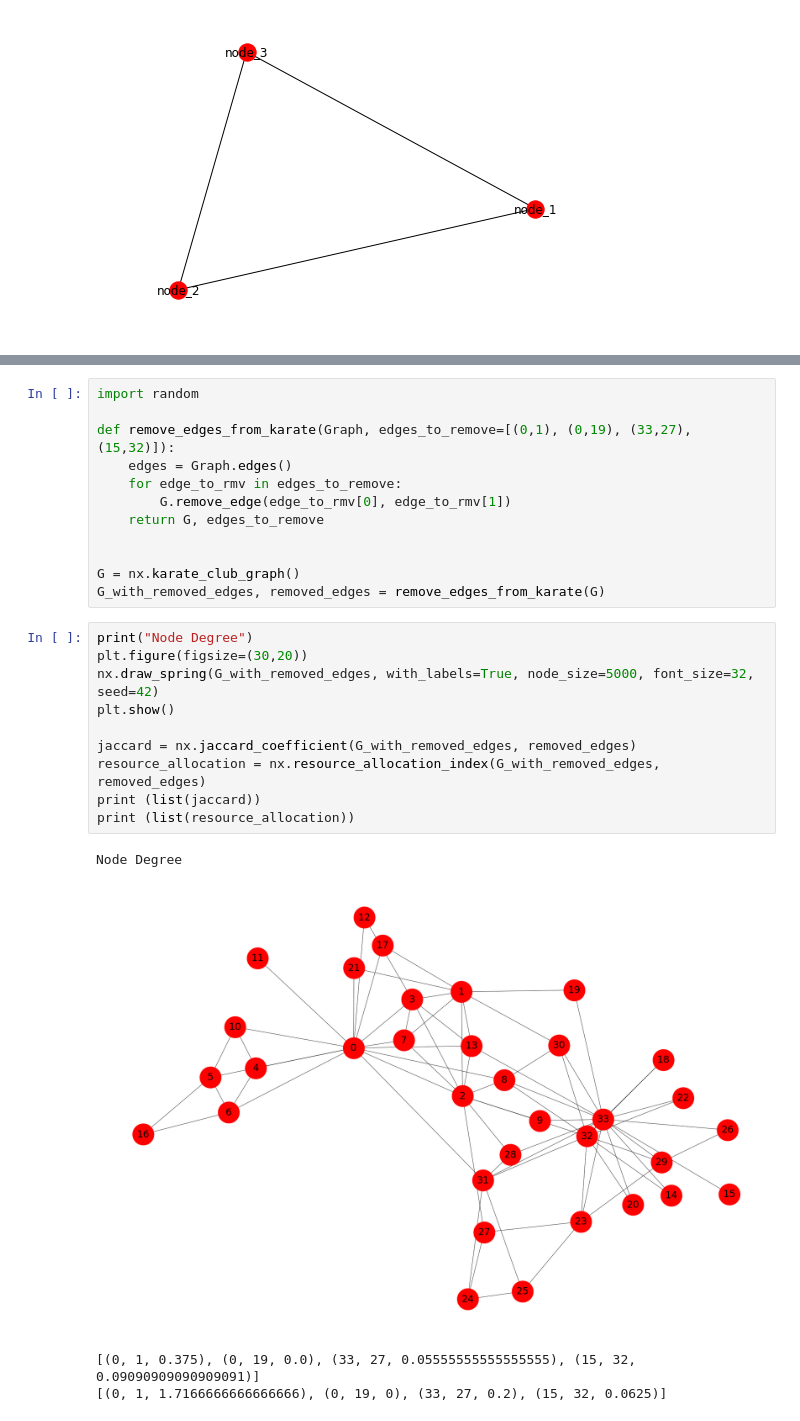
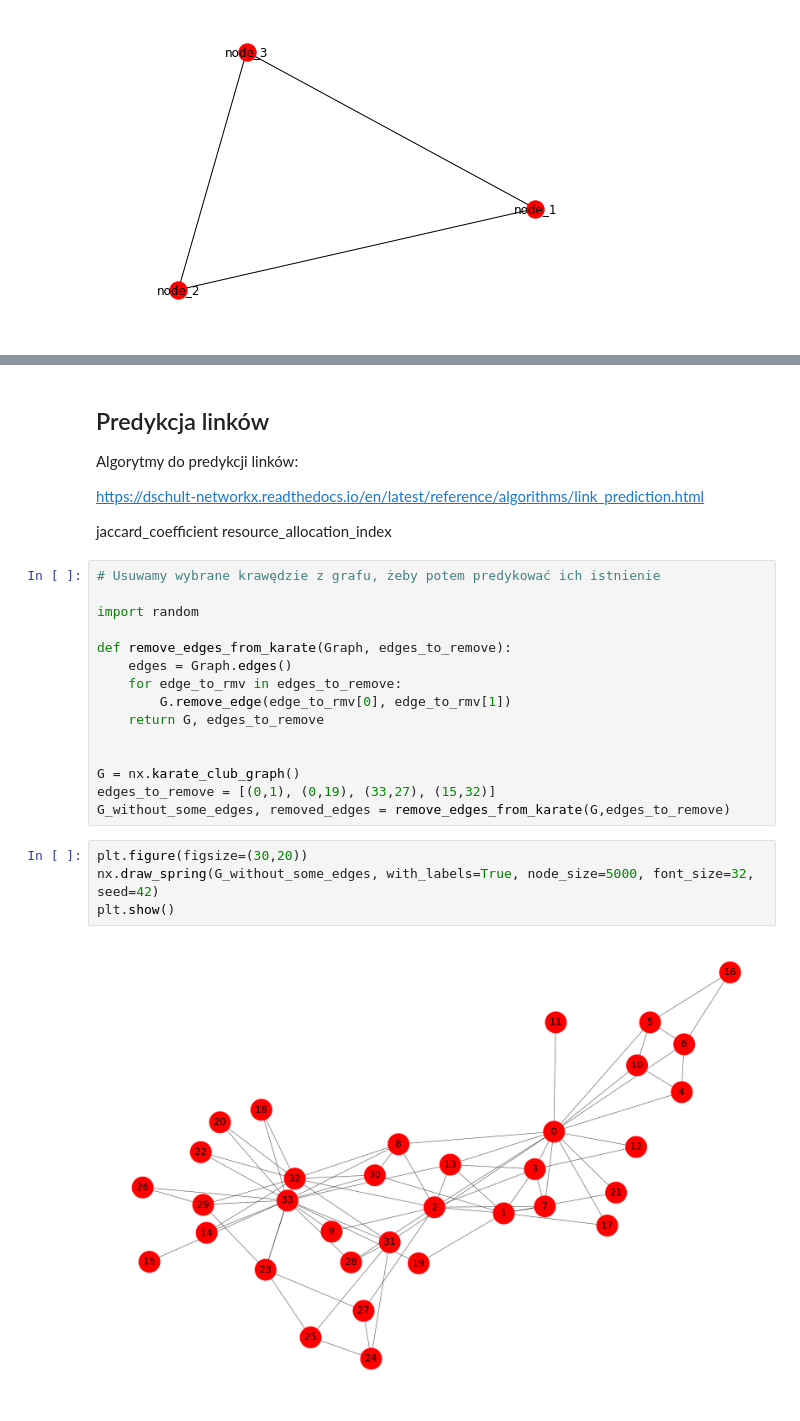
Before and after one commit to grzegorzborkowski/networkx-tutorial, a Jupyter notebook: NetworkX.ipynb, the cells around one changed output, grey strips where cells are left out. Drawn from its saved outputs; the diff is of its cells as text.

```diff
--- a/NetworkX.ipynb
+++ b/NetworkX.ipynb
@@ -259,7 +407,18 @@ plt.show()
+# %% [markdown]
+## Predykcja linków
+
+Algorytmy do predykcji linków:
+
+https://dschult-networkx.readthedocs.io/en/latest/reference/algorithms/link_prediction.html
+
+jaccard_coefficient
+resource_allocation_index
 # %%
+# Usuwamy wybrane krawędzie z grafu, żeby potem predykować ich istnienie
+
 import random
 
-def remove_edges_from_karate(Graph, edges_to_remove=[(0,1), (0,19), (33,27), (15,32)]):
+def remove_edges_from_karate(Graph, edges_to_remove):
     edges = Graph.edges()
     for edge_to_rmv in edges_to_remove:
         G.remove_edge(edge_to_rmv[0], edge_to_rmv[1])
@@ -267,19 +426,11 @@ def remove_edges_from_karate(Graph, edges_to_remove=[(0,1), (0,19), (33,27), (15
 
 
 G = nx.karate_club_graph()
-G_with_removed_edges, removed_edges = remove_edges_from_karate(G)
+edges_to_remove = [(0,1), (0,19), (33,27), (15,32)]
+G_without_some_edges, removed_edges = remove_edges_from_karate(G,edges_to_remove)
 # %%
-print("Node Degree")
 plt.figure(figsize=(30,20))
-nx.draw_spring(G_with_removed_edges, with_labels=True, node_size=5000, font_size=32, seed=42)
+nx.draw_spring(G_without_some_edges, with_labels=True, node_size=5000, font_size=32, seed=42)
 plt.show()
-
-jaccard = nx.jaccard_coefficient(G_with_removed_edges, removed_edges)
-resource_allocation = nx.resource_allocation_index(G_with_removed_edges, removed_edges)
-print (list(jaccard))
-print (list(resource_allocation))
 # %% [output]
-Node Degree
-[figure, old version]
+[figure, new version]
-[(0, 1, 0.375), (0, 19, 0.0), (33, 27, 0.05555555555555555), (15, 32, 0.09090909090909091)]
-[(0, 1, 1.7166666666666666), (0, 19, 0), (33, 27, 0.2), (15, 32, 0.0625)]
```
Also changed, not shown: parts of 30 cells of this notebook, 2 other files.
